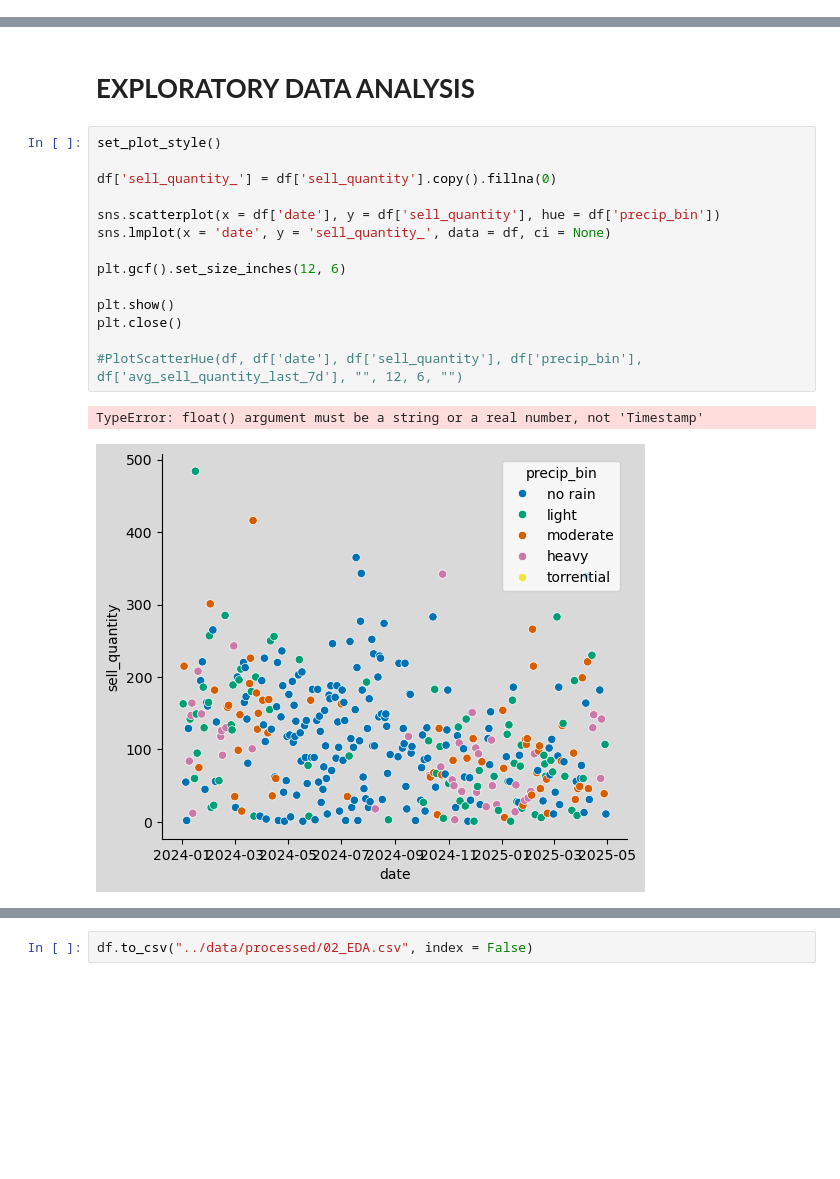
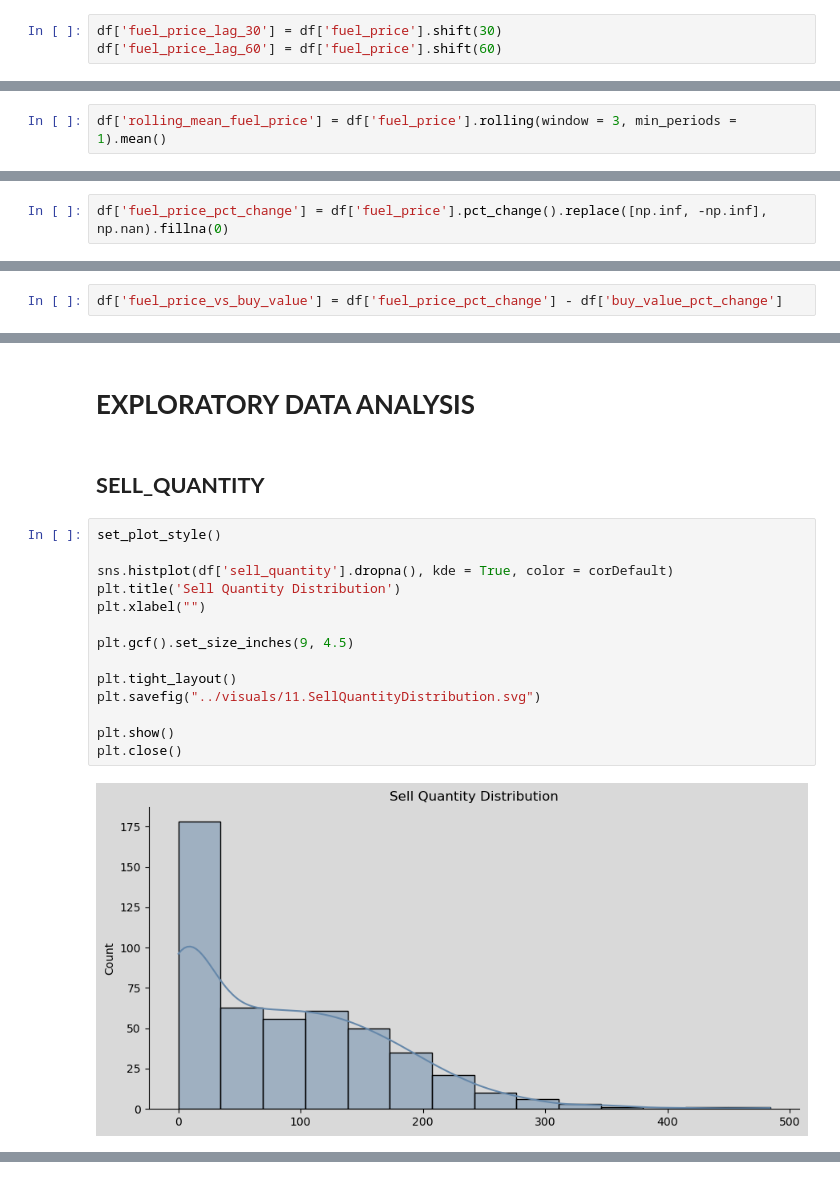
Before and after one commit to fabiogaldinho/Dynamic-Pricing, a Jupyter notebook: notebooks/02_EDA.ipynb, the cells around one changed output, grey strips where cells are left out. Drawn from its saved outputs; the diff is of its cells as text; blank space fills up the shorter version.

```diff
--- a/notebooks/02_EDA.ipynb
+++ b/notebooks/02_EDA.ipynb
@@ -186,0 +201,3 @@ df['days_until_holiday'] = df['days_until_holiday'].fillna(0)
+# %%
+df['fuel_price_lag_30'] = df['fuel_price'].shift(30)
+df['fuel_price_lag_60'] = df['fuel_price'].shift(60)
@@ -186,0 +206,2 @@ df['days_until_holiday'] = df['days_until_holiday'].fillna(0)
+# %%
+df['rolling_mean_fuel_price'] = df['fuel_price'].rolling(window = 3, min_periods = 1).mean()
@@ -186,0 +211,2 @@ df['days_until_holiday'] = df['days_until_holiday'].fillna(0)
+# %%
+df['fuel_price_pct_change'] = df['fuel_price'].pct_change().replace([np.inf, -np.inf], np.nan).fillna(0)
@@ -187,3 +220,5 @@ df['days_until_holiday'] = df['days_until_holiday'].fillna(0)
+# %%
+df['fuel_price_vs_buy_value'] = df['fuel_price_pct_change'] - df['buy_value_pct_change']
 # %% [markdown]
 ## **INFLATION-AJUSTED FEATURES**
 # %% [markdown]
@@ -207,20 +242,21 @@ The `sell_value_pct_vs_incc` feature represents the difference between the daily
 df['sell_value_pct_vs_incc'] = df['sell_value_pct_change'] - df['incc']
 # %% [markdown]
 # **EXPLORATORY DATA ANALYSIS**
+# %% [markdown]
+## **SELL_QUANTITY**
 # %%
 set_plot_style()
 
-df['sell_quantity_'] = df['sell_quantity'].copy().fillna(0)
+sns.histplot(df['sell_quantity'].dropna(), kde = True, color = corDefault)
+plt.title('Sell Quantity Distribution')
+plt.xlabel("")
 
-sns.scatterplot(x = df['date'], y = df['sell_quantity'], hue = df['precip_bin'])
-sns.lmplot(x = 'date', y = 'sell_quantity_', data = df, ci = None)
+plt.gcf().set_size_inches(9, 4.5)
 
-plt.gcf().set_size_inches(12, 6)
+plt.tight_layout()
+plt.savefig("../visuals/11.SellQuantityDistribution.svg")
 
 plt.show()
 plt.close()
-
-#PlotScatterHue(df, df['date'], df['sell_quantity'], df['precip_bin'], df['avg_sell_quantity_last_7d'], "", 12, 6, "")
 # %% [output]
-TypeError: float() argument must be a string or a real number, not 'Timestamp'
-[figure, old version]
+[figure, new version]
@@ -228,2 +262,0 @@ TypeError: float() argument must be a string or a real number, not 'Timestamp'
-# %%
-df.to_csv("../data/processed/02_EDA.csv", index = False)
```
Also changed, not shown: parts of 29 cells of this notebook, 19 other files.
